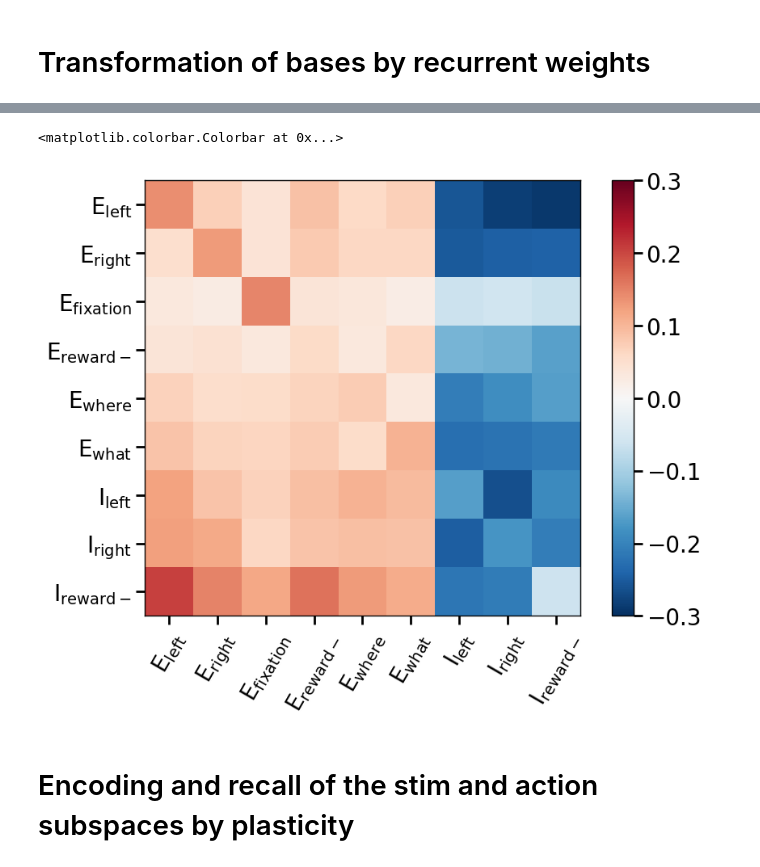
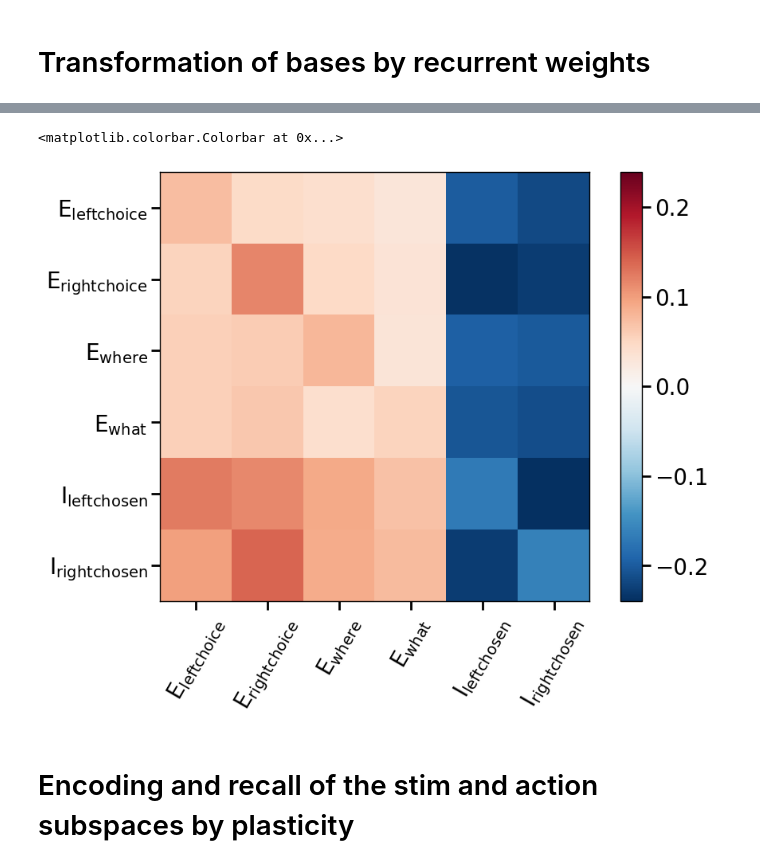
Before and after one commit to slenderham/what-where-task-analysis, a Jupyter notebook: rnn/network_analysis.ipynb, the cells around one changed output, grey strips where cells are left out. Cells and saved outputs as stored; diff of their text form; code cells hidden in the pictures.

```diff
--- a/rnn/network_analysis.ipynb
+++ b/rnn/network_analysis.ipynb
@@ -535,7 +535,7 @@ def cluster_units(all_model_weights, ideal_n_clusters):
     sorted_units = np.concatenate([all_units[labels == k] for k in label_sort_idx], axis=0)
 
     fig, ax = plt.subplots(figsize=(20, 10))
-    im = ax.imshow(sorted_units.T, aspect='auto', cmap='RdBu_r', norm=mpl.colors.CenteredNorm(vcenter=0, halfrange=1.5))
+    im = ax.imshow(sorted_units.T, aspect='auto', cmap='Reds', vmin=0, vmax=1.5)
 
     ax.set_yticks(range(len(all_model_weight_names)), all_model_weight_names, rotation=0)
 
@@ -548,9 +548,10 @@ def cluster_units(all_model_weights, ideal_n_clusters):
 
     return sorted_labels.reshape(all_model_weights.shape[:2])
 
-ideal_exc_clusters = 6
+ideal_exc_clusters = 4
 all_model_exc_clusters = cluster_units(np.stack([weight[:E_SIZE] for weight in all_model_weights], axis=0), ideal_exc_clusters)
 
-ideal_inh_clusters = 3
+ideal_inh_clusters = 2
 all_model_inh_clusters = cluster_units(np.stack([weight[E_SIZE:] for weight in all_model_weights], axis=0), ideal_inh_clusters)
+all_model_clusters = np.concatenate([all_model_exc_clusters, all_model_inh_clusters+ideal_exc_clusters], axis=-1)
 # %% [output]
@@ -585,3 +586,5 @@ n_clusters=14, silhouette_score=0.080
 # %%
-e_cluster_names = [r'$E_{left}$', r'$E_{right}$', r'$E_{fixation}$', r'$E_{reward-}$', r'$E_{where}$', r'$E_{what}$']
-i_cluster_names = [r'$I_{left}$', r'$I_{right}$', r'$I_{reward-}$']
+# e_cluster_names = [r'$E_{left_choice}$', r'$E_{right_choice}$', r'$E_{left chosen}$', r'$E_{right chosen}$',
+#                    r'$E_{reward-}$', r'$E_{where}$', r'$E_{what}$']
+e_cluster_names = [r'$E_{left choice}$', r'$E_{right choice}$',  r'$E_{where}$', r'$E_{what}$']
+i_cluster_names = [r'$I_{left chosen}$', r'$I_{right chosen}$']
@@ -624,0 +658,30 @@ plt.show()
+# %%
+# plot the recurrent weight transformation of bases by cluster
+
+clus_idx = [0,1]
+
+corrs = []
+for i in range(num_models):
+    clus_mask = np.any([all_model_clusters[i]==idx for idx in clus_idx], axis=0)
+
+    clus_bases = all_model_bases[i, clus_mask]
+    clus_weights = all_model_recurrent_weights[i, clus_mask, :][:, clus_mask]
+
+    W_rec = clus_weights.numpy()  # (hidden_size, hidden_size)
+    input_bases = clus_bases  # (hidden_size, num_bases)
+    input_bases = input_bases / (np.linalg.norm(input_bases, axis=0, keepdims=True))
+    transformed_bases = W_rec @ input_bases  # (hidden_size, num_bases)
+    # transformed_bases = transformed_bases / np.linalg.norm(transformed_bases, axis=0, keepdims=True)
+    corr = input_bases.T @ transformed_bases # (num_bases, num_bases)
+    corrs.append(corr)
+
+mean_corr = np.mean(corrs, axis=0)
+plt.figure(figsize=(8,6))
+plt.imshow(mean_corr, cmap='RdBu_r', norm=mpl.colors.CenteredNorm(vcenter=0, halfrange=1.5))
+plt.colorbar()
+plt.xticks(range(num_bases), all_bases_names, rotation=60)
+plt.yticks(range(num_bases), all_bases_names)
+
+plt.tight_layout()
+
+plt.show()
@@ -627,35 +692,35 @@ cluster_connections = []
 
 for mdl_idx in range(all_model_weights.shape[0]):
     curr_mdl_cluster_connections = np.zeros((ideal_exc_clusters+ideal_inh_clusters, ideal_exc_clusters+ideal_inh_clusters))
     curr_mdl_exc_clusters = all_model_exc_clusters[mdl_idx]
     curr_mdl_inh_clusters = all_model_inh_clusters[mdl_idx]
     for i in range(ideal_exc_clusters):
         for j in range(ideal_exc_clusters):
             curr_mdl_cluster_connections[i, j] = \
                 all_model_recurrent_weights[mdl_idx,:E_SIZE,:E_SIZE][curr_mdl_exc_clusters==i][:, curr_mdl_exc_clusters==j].mean()
     for i in range(ideal_exc_clusters):
         for j in range(ideal_inh_clusters):
             curr_mdl_cluster_connections[i, j+ideal_exc_clusters] = \
                 all_model_recurrent_weights[mdl_idx,:E_SIZE,E_SIZE:][curr_mdl_exc_clusters==i][:, curr_mdl_inh_clusters==j].mean()
     for i in range(ideal_inh_clusters):
         for j in range(ideal_exc_clusters):
             curr_mdl_cluster_connections[i+ideal_exc_clusters, j] = \
                 all_model_recurrent_weights[mdl_idx,E_SIZE:,:E_SIZE][curr_mdl_inh_clusters==i][:, curr_mdl_exc_clusters==j].mean()
     for i in range(ideal_inh_clusters):
         for j in range(ideal_inh_clusters):
             curr_mdl_cluster_connections[i+ideal_exc_clusters, j+ideal_exc_clusters] = \
                 all_model_recurrent_weights[mdl_idx,E_SIZE:,E_SIZE:][curr_mdl_inh_clusters==i][:, curr_mdl_inh_clusters==j].mean()
     cluster_connections.append(curr_mdl_cluster_connections)
 
 cluster_connections = np.array(cluster_connections)
 
-plt.imshow(cluster_connections.mean(0), cmap='RdBu_r', norm=mpl.colors.CenteredNorm(vcenter=0, halfrange=0.3))
+plt.imshow(cluster_connections.mean(0), cmap='RdBu_r', norm=mpl.colors.CenteredNorm(vcenter=0))
 plt.xticks(range(ideal_exc_clusters+ideal_inh_clusters), e_cluster_names+i_cluster_names, rotation=60)
 plt.yticks(range(ideal_exc_clusters+ideal_inh_clusters), e_cluster_names+i_cluster_names)
 plt.colorbar()
 # %% [output]
 <matplotlib.colorbar.Colorbar at 0x...>
-[figure, old version]
+[figure, new version]
 # %% [markdown]
 # Encoding and recall of the stim and action subspaces by plasticity
 # %%
```
Also changed, not shown: parts of 13 cells of this notebook, 2 other files.
